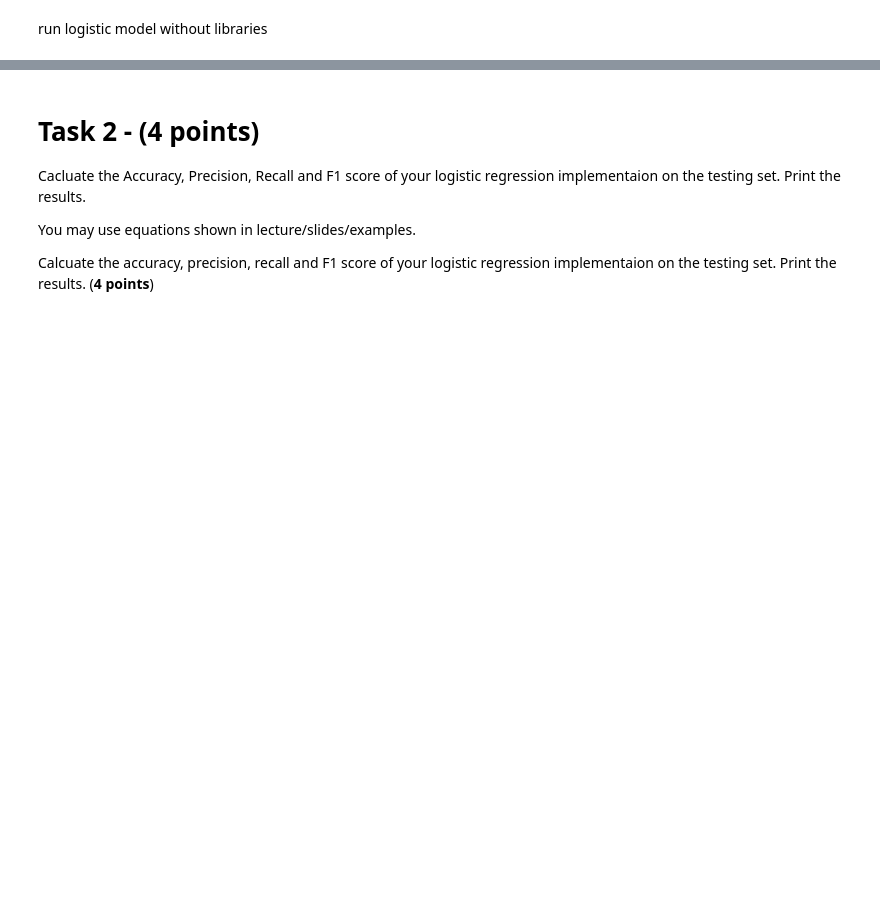
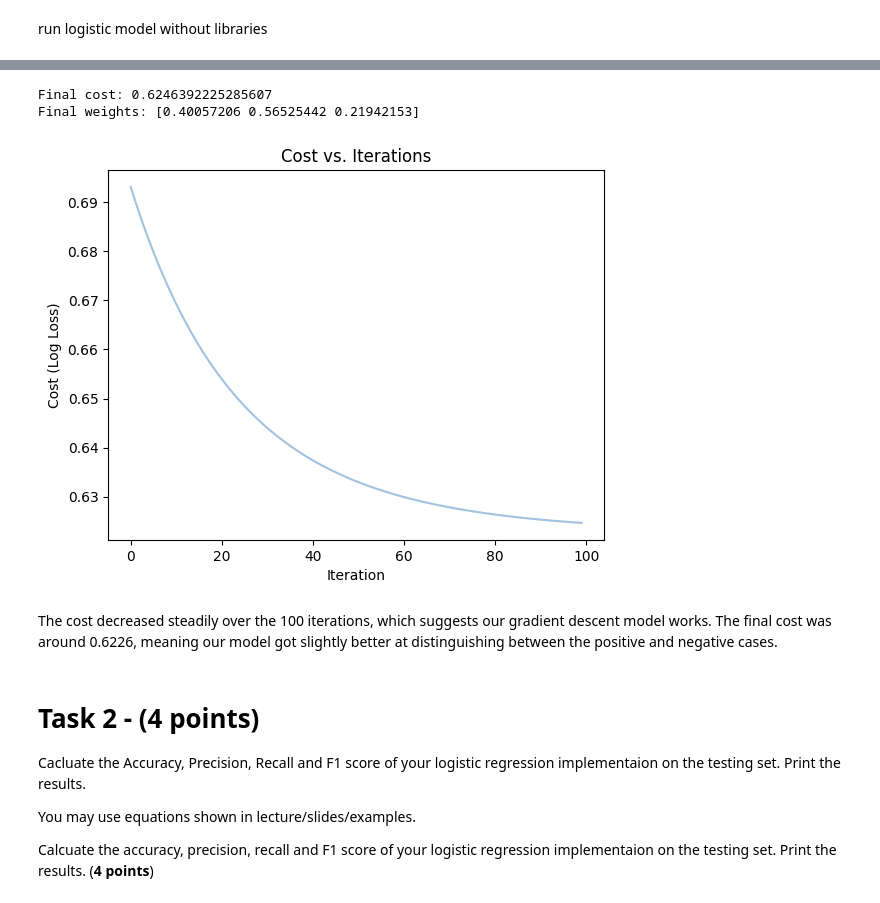
Before and after one commit to jack-mayberry/CS329E-Data-Analytics, a Jupyter notebook: Assignment 6/329e_HW06.ipynb, the cells around one changed output, grey strips where cells are left out. Saved outputs shown, nothing was run; the diff lists cells and outputs as text; code cells hidden in the pictures; blank space fills up the shorter version.

```diff
--- a/Assignment 6/329e_HW06.ipynb
+++ b/Assignment 6/329e_HW06.ipynb
@@ -185,21 +186,0 @@ def sigmoid(z):
-# %%
-def cost_function(x, y, weights):
-    '''
-    compute cost for logistic regression
-    '''
-    m, n = X.shape
-    x_dot_weights = X.dot(weights)
-
-    cost = 1.0 / m * (-y.T.dot(np.log(sigmoid(x_dot_weights))) - (1 - y).T.dot(np.log(1 - sigmoid(x_dot_weights))))
-
-    return cost
-# %%
-# currently fixing an error here
-weights = np.zeros(num_features)
-
-
-cost = cost_function(X_train, y_train, weights)
-grad = gradient(X_train, y_train, weights)
-
-print(cost)
-print(grad)
@@ -208,16 +221,18 @@ ValueError: matrices are not aligned
 # %%
 # optimize using gradient descent
-num_iterations = 100
-learning_rate = 0.01
+num_iters = 100
+learning_rate = 0.1
 
 cost_list = []
+weights = np.zeros(X_train.shape[1])
 
-for i in range(0, num_iterations):
+iter = 1
+for i in range(num_iters):
 
     cost = cost_function(X_train, y_train, weights)
-    print("Cost is: ", cost)
+    print(f'Cost for iteration {iter}: {cost}')
     cost_list.append(cost)
+    iter += 1
 
     grad = gradient(X_train, y_train, weights)
-
     weights = weights - learning_rate * grad
@@ -224,3 +257,20 @@ for i in range(0, num_iterations):
+# %%
+print('Final cost:', cost_list[-1])
+print('Final weights:', weights)
+# %% [output]
+Final cost: 0.6246392225285607
+Final weights: [0.40057206 0.56525442 0.21942153]
+# %%
+# plot cost at each iteration
+plt.plot(np.arange(num_iters), cost_list, color="#A2C2E0")
+plt.title('Cost vs. Iterations')
+plt.xlabel('Iteration')
+plt.ylabel('Cost (Log Loss)')
+plt.show()
+# %% [output]
+[figure, added]
+# %% [markdown]
+The cost decreased steadily over the 100 iterations, which suggests our gradient descent model works. The final cost was around 0.6226, meaning our model got slightly better at distinguishing between the positive and negative cases.
 # %% [markdown]
 # Task 2 - (4 points)
 
```
Also changed, not shown: parts of 34 cells of this notebook.
